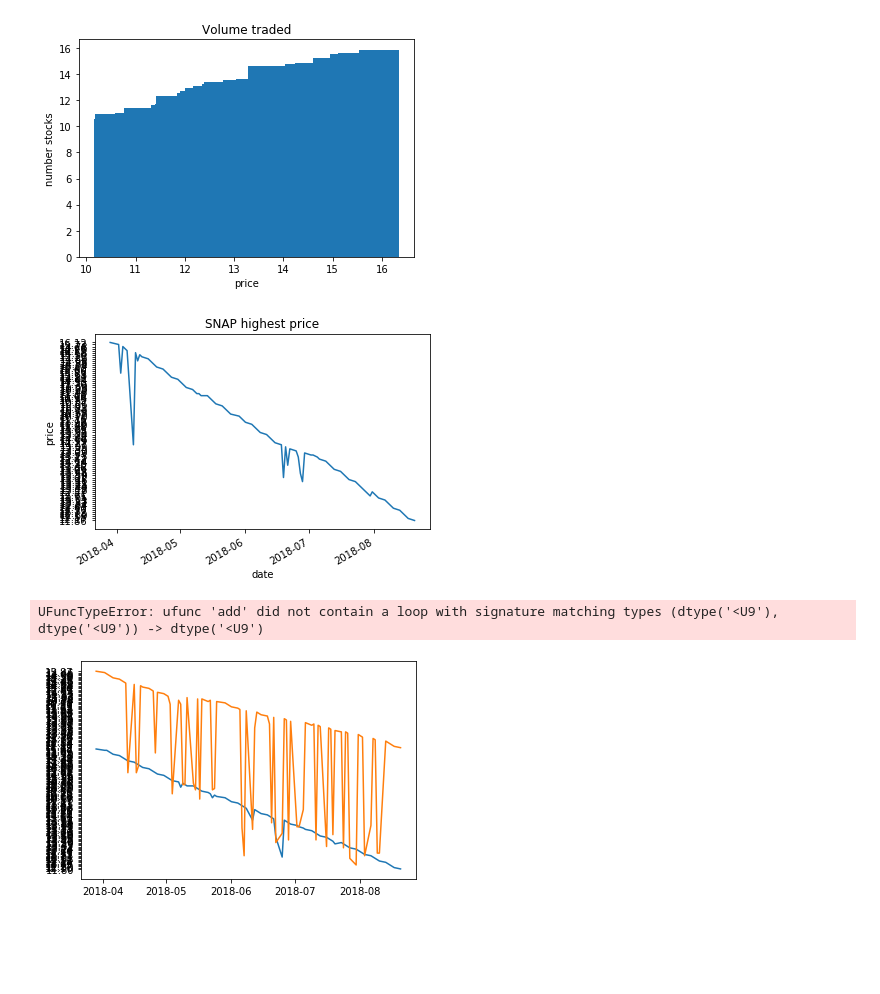
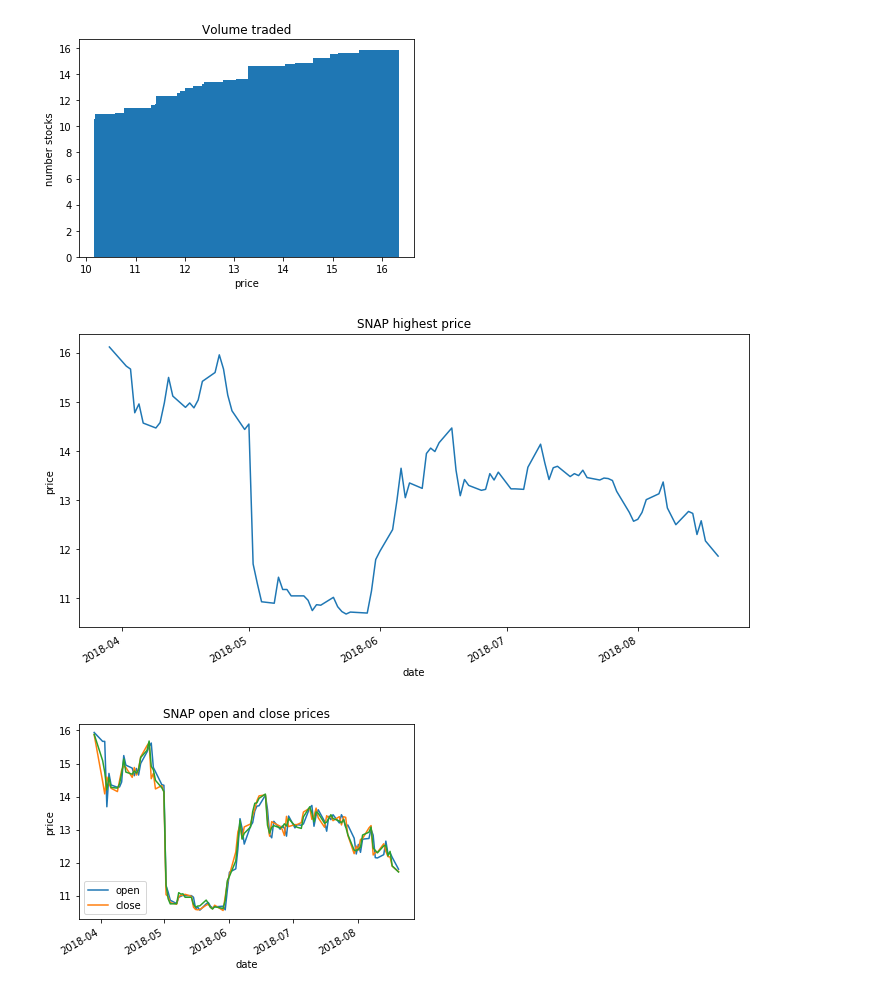
Before and after one commit to dbasu/advanced_python_session, a Jupyter notebook: Code/Advanced_python_session/numpy/Numpy.ipynb, the cells around one changed output. Drawn from its saved outputs; the diff is of its cells as text; code cells hidden in the pictures; blank space fills up the shorter version.

```diff
--- a/Code/Advanced_python_session/numpy/Numpy.ipynb
+++ b/Code/Advanced_python_session/numpy/Numpy.ipynb
@@ -9,7 +9,7 @@ import pprint
 markets = {}
 values = []
 
-with open("markets.csv", "r") as file:
+with open("../dataset/markets.csv", "r") as file:
     for l in file.readlines():
         name, url, v, change_perc = l.split(";")
         markets[name] = url
@@ -133,7 +144,7 @@ import csv
 values = []
 dates = []
 header =None
-with open("snap.csv", newline='') as file:
+with open("../dataset/snap.csv", newline='') as file:
     reader = csv.reader(file)
     for row in reader:
         if header is None:
@@ -141,6 +152,7 @@ with open("snap.csv", newline='') as file:
         else:
             values.append(row[1:])
             dates.append(row[0])
-
+dates = dates[::-1]
 stock = np.array(values)
-print(stock)
+stock = stock[::-1,...]
+# print(stock)
@@ -204,30 +180,30 @@ plt.show()
 # %%
 import datetime
 import matplotlib
 import matplotlib.dates as mdates
 
 
-fig = plt.figure()
+fig = plt.figure(figsize=(12,6))
 ax = fig.add_subplot(1, 1, 1)
 dates2 = matplotlib.dates.date2num([datetime.datetime.strptime(d, "%b %d %Y") for d in dates])
 
-plt.plot_date(dates2,stock[:,1],'-')
+plt.plot_date(dates2,np.float64(stock[:,1]),'-')
 plt.gcf().autofmt_xdate()
 
 plt.title("SNAP highest price")
 plt.ylabel("price")
 plt.xlabel("date")
 plt.show()
 # %% [output]
-[figure, old version]
+[figure, new version]
 # %%
 fig = plt.figure()
 ax = fig.add_subplot(1, 1, 1)
 dates2 = matplotlib.dates.date2num([datetime.datetime.strptime(d, "%b %d %Y") for d in dates])
 
-plt.plot_date(dates2,stock[:,0],'-')
-plt.plot_date(dates2,stock[:,3],'-')
-plt.plot_date(dates2,(stock[:,1] + stock[:,2])/2,'-')
+plt.plot_date(dates2,np.float64(stock[:,0]),'-')
+plt.plot_date(dates2,np.float64(stock[:,3]),'-')
+plt.plot_date(dates2,(np.float64(stock[:,1]) + np.float64(stock[:,2]))/2,'-')
 plt.gcf().autofmt_xdate()
 
 plt.title("SNAP open and close prices")
@@ -236,8 +212,7 @@ plt.xlabel("date")
 plt.legend(['open', 'close' ], loc='lower left')
 plt.show()
 # %% [output]
-UFuncTypeError: ufunc 'add' did not contain a loop with signature matching types (dtype('<U9'), dtype('<U9')) -> dtype('<U9')
-[figure, old version]
+[figure, new version]
 # %%
 f, (ax1, ax2) = plt.subplots(1, 2, sharey=False)
 
```
Also changed, not shown: parts of 6 cells of this notebook, 19 other files.
